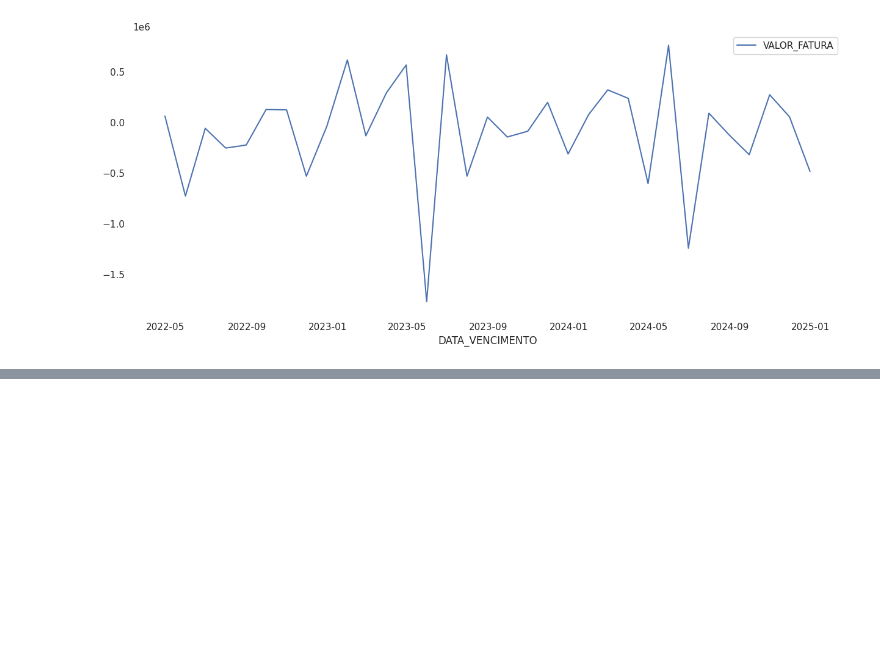
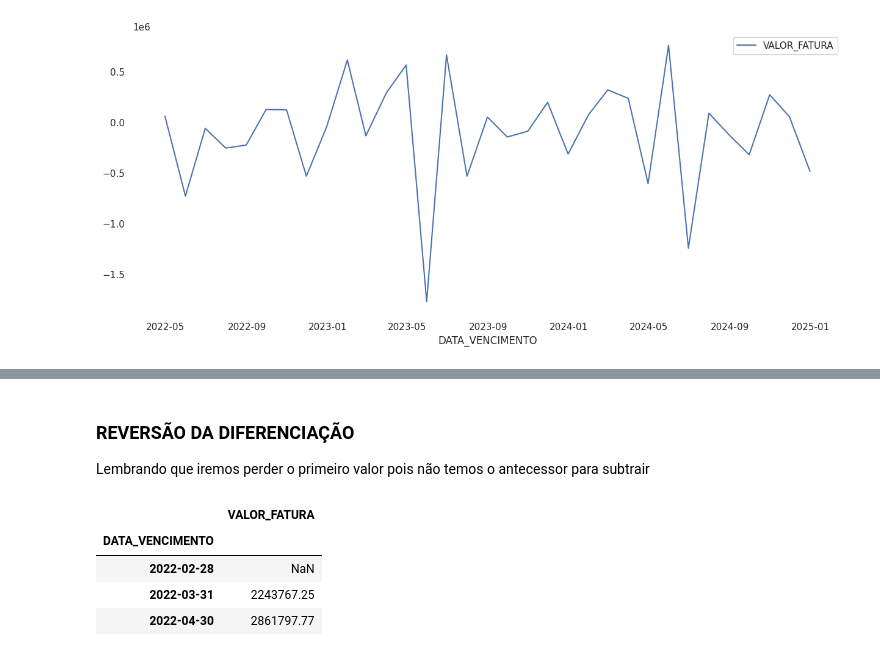
Before and after one commit to redsonlopez/forecast_water, a Jupyter notebook: notebooks/models/forecast_water.ipynb, the cells around one changed output, grey strips where cells are left out. Saved outputs shown, nothing was run; the diff lists cells and outputs as text; code cells hidden in the pictures; blank space fills up the shorter version.

```diff
--- a/notebooks/models/forecast_water.ipynb
+++ b/notebooks/models/forecast_water.ipynb
@@ -289,0 +318,13 @@ sns.lineplot(ruido);
+# %% [markdown]
+### REVERSÃO DA DIFERENCIAÇÃO
+
+Lembrando que iremos perder o primeiro valor pois não temos o antecessor para subtrair
+# %%
+diferenca_revertida = df.shift(1) + diferenca
+diferenca_revertida.head(3)
+# %% [output]
+|  | VALOR_FATURA |
+| DATA_VENCIMENTO |  |
+| 2022-02-28 | NaN |
+| 2022-03-31 | 2243767.25 |
+| 2022-04-30 | 2861797.77 |
```
Also changed, not shown: parts of 4 cells of this notebook.
